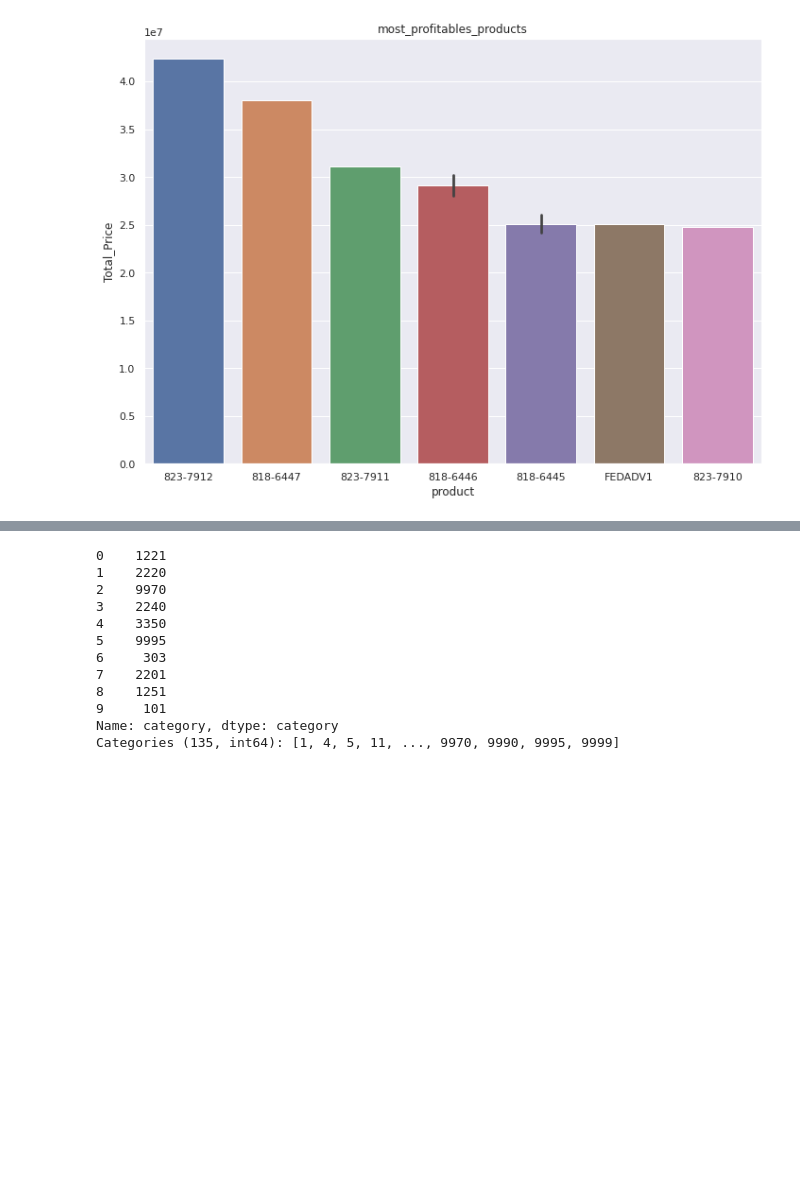
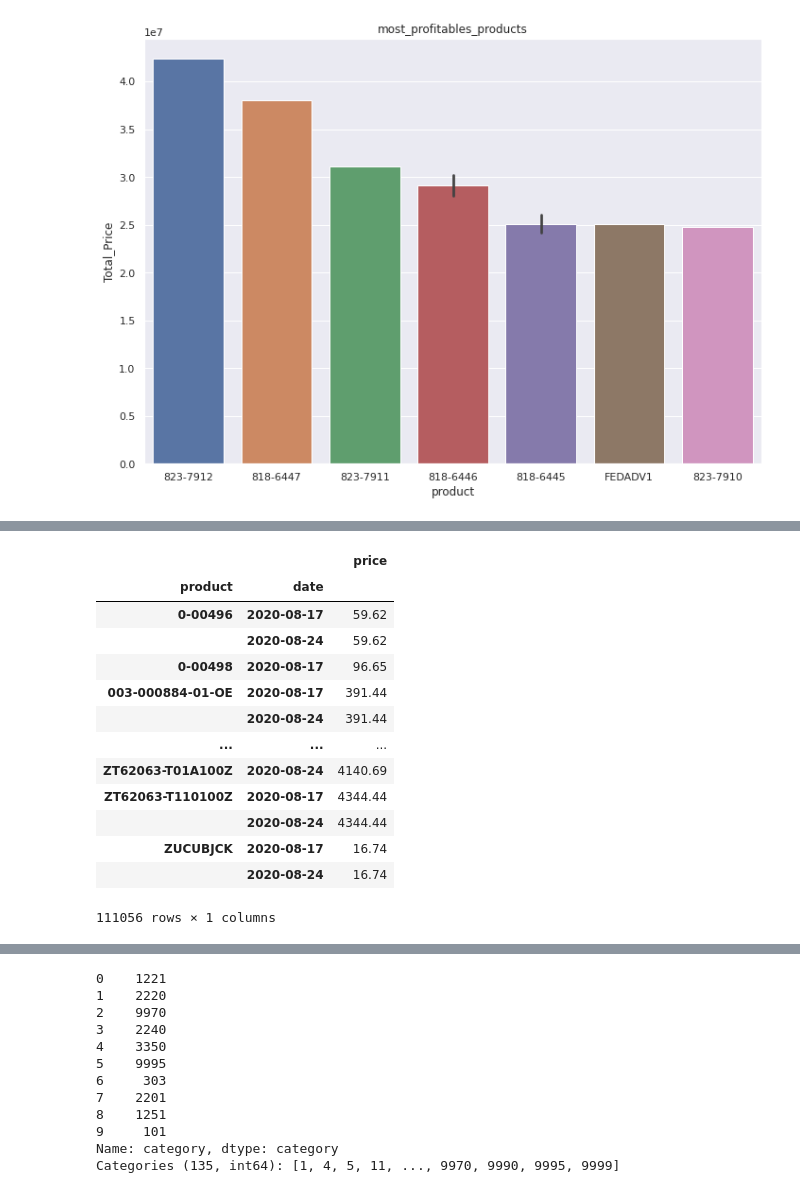
Before and after one commit to goswamimohit/Hello, a Jupyter notebook: Project_odin.ipynb, the cells around one changed output, grey strips where cells are left out. Cells and saved outputs as stored; diff of their text form; code cells hidden in the pictures; blank space fills up the shorter version.

```diff
--- a/Project_odin.ipynb
+++ b/Project_odin.ipynb
@@ -156,0 +160,4 @@ most_profitable_products
+# %%
+df101 = df.drop(['manufacturer', 'category','qty'], axis=1)
+# %%
+df202 = df101.drop_duplicates()
@@ -156,0 +181,2 @@ most_profitable_products
+# %%
+df108 = df202.groupby(['product','date']).mean()
@@ -156,0 +185,17 @@ most_profitable_products
+# %%
+df108
+# %% [output]
+|  |  | price |
+| product | date |  |
+| 0-00496 | 2020-08-17 | 59.62 |
+|  | 2020-08-24 | 59.62 |
+| 0-00498 | 2020-08-17 | 96.65 |
+| 003-000884-01-OE | 2020-08-17 | 391.44 |
+|  | 2020-08-24 | 391.44 |
+| ... | ... | ... |
+| ZT62063-T01A100Z | 2020-08-24 | 4140.69 |
+| ZT62063-T110100Z | 2020-08-17 | 4344.44 |
+|  | 2020-08-24 | 4344.44 |
+| ZUCUBJCK | 2020-08-17 | 16.74 |
+|  | 2020-08-24 | 16.74 |
+111056 rows × 1 columns
```
Also changed, not shown: parts of 23 cells of this notebook.
